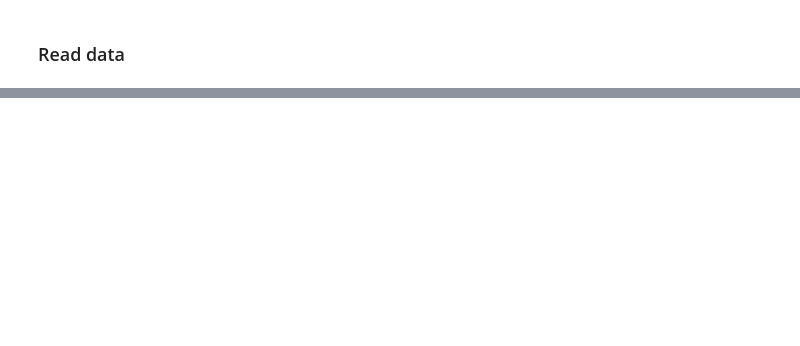
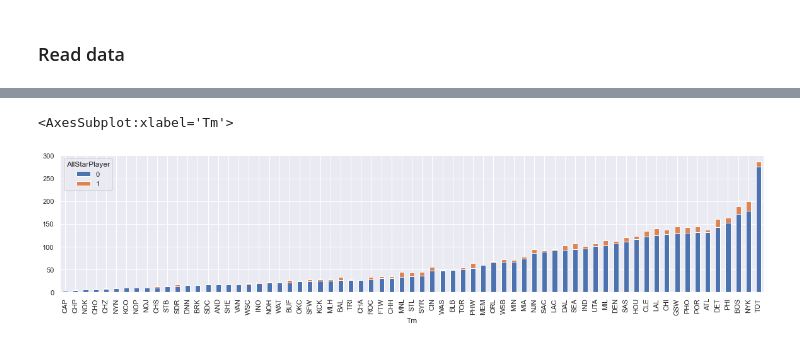
Before and after one commit to angarr/nba-players, a Jupyter notebook: code/EDA.ipynb, the cells around one changed output, grey strips where cells are left out. Cells and saved outputs as stored; diff of their text form; code cells hidden in the pictures; blank space fills up the shorter version.

```diff
--- a/code/EDA.ipynb
+++ b/code/EDA.ipynb
@@ -118,0 +337,2 @@ d["basketball_player_allstar"].head(1)
+# %%
+dfRookie['AllStar'] = dfRookie['AllStar'].fillna(0)
@@ -118,0 +354,5 @@ d["basketball_player_allstar"].head(1)
+# %%
+pd.crosstab(dfRookie['Tm'],dfRookie['AllStarPlayer']).sort_values(0).plot(kind='bar',stacked=True,figsize=(20,4))
+# %% [output]
+<AxesSubplot:xlabel='Tm'>
+[figure, added]
```
Also changed, not shown: parts of 75 cells of this notebook.
